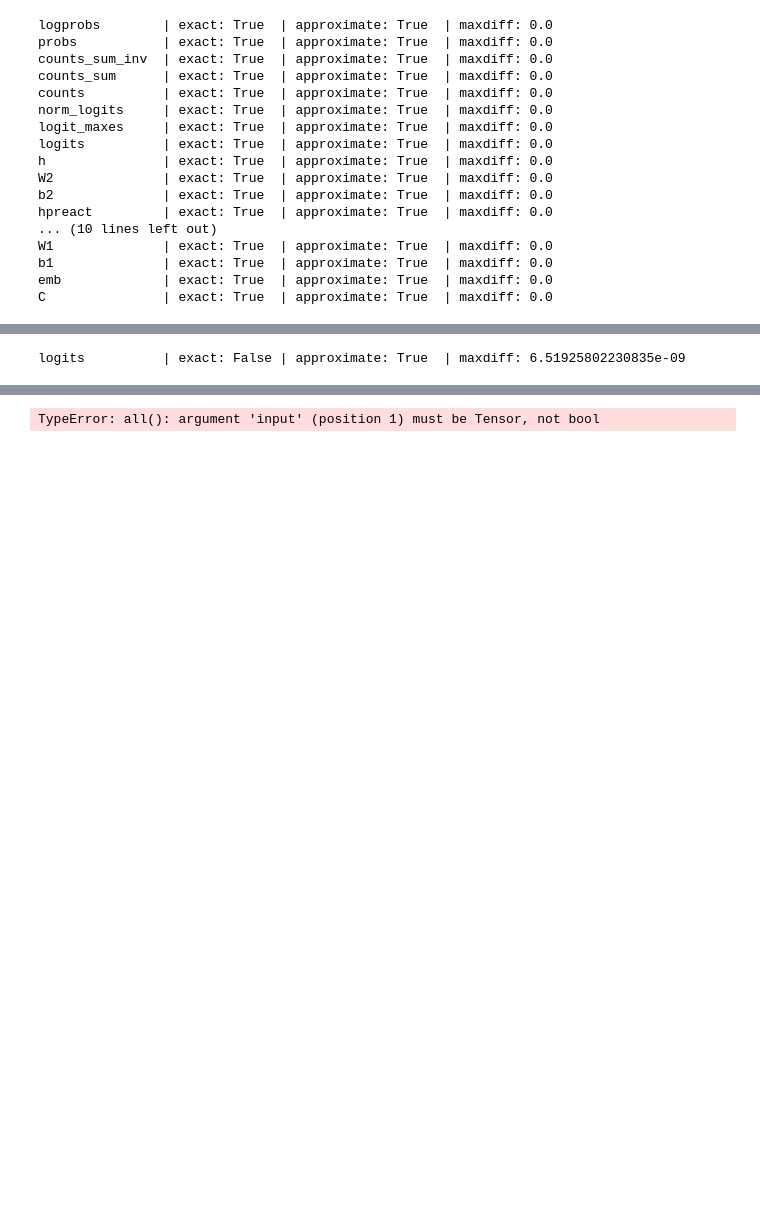
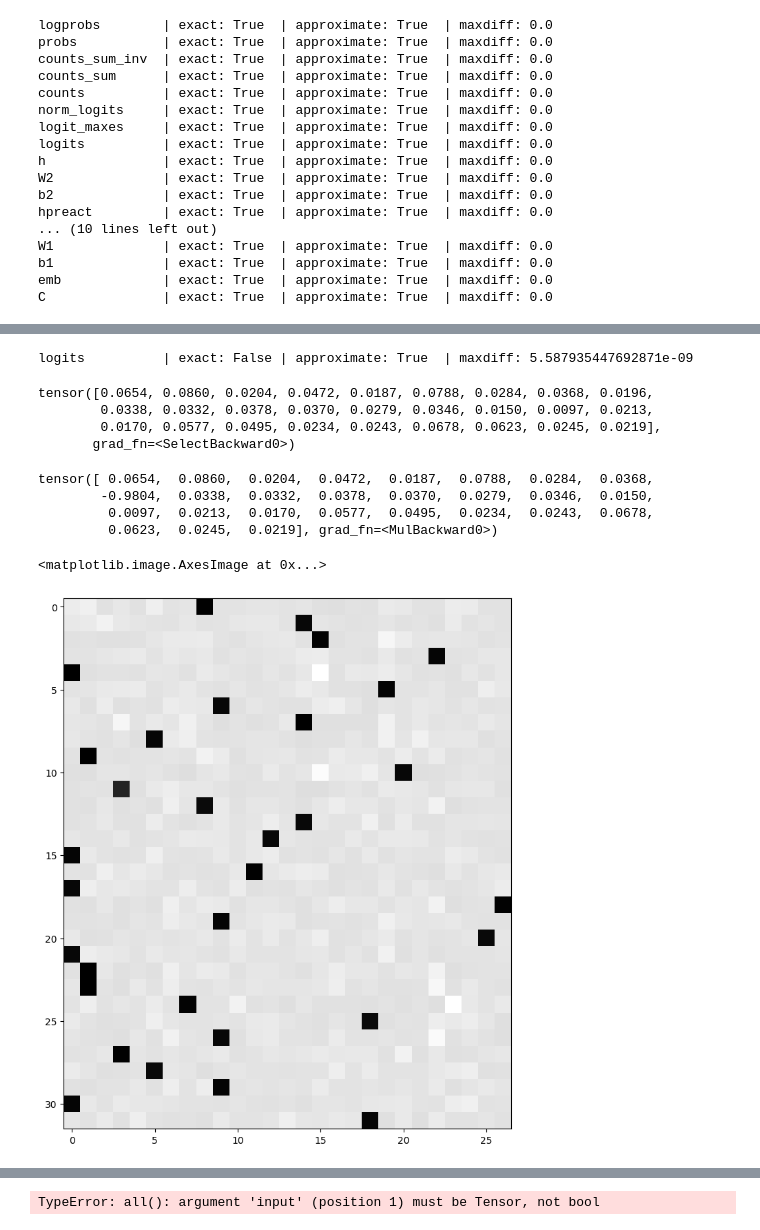
Before and after one commit to liuzi/LearnNNGPT, a Jupyter notebook: makemore_part4.ipynb, the cells around one changed output, grey strips where cells are left out. Saved outputs shown, nothing was run; the diff lists cells and outputs as text; code cells hidden in the pictures; blank space fills up the shorter version.

```diff
--- a/makemore_part4.ipynb
+++ b/makemore_part4.ipynb
@@ -296,15 +296,39 @@ print(loss_fast.item(), 'diff:', (loss_fast - loss).item())
 
 # -----------------
 # YOUR CODE HERE :)
-# dlogits = torch.zeros_like(logits)
-dlogits = 1.0/n * logits.exp() / logits.exp().sum(1, keepdims=True)
-dlogits[range(n), Yb] -= 1.0/n
+## mysolution
+# dlogits = 1.0/n * logits.exp() / logits.exp().sum(1, keepdims=True)
+# dlogits[range(n), Yb] -= 1.0/n
 
+## Andrej's
+dlogits = F.softmax(logits, 1)
+dlogits[range(n), Yb] -= 1.0
+dlogits /= n
 # -----------------
 
 cmp('logits', dlogits, logits) # I can only get approximate to be true, my maxdiff is 6e-9
 # %% [output]
-logits          | exact: False | approximate: True  | maxdiff: 6.51925802230835e-09
+logits          | exact: False | approximate: True  | maxdiff: 5.587935447692871e-09
+# %%
+F.softmax(logits, 1)[0]
+# %% [output]
+tensor([0.0654, 0.0860, 0.0204, 0.0472, 0.0187, 0.0788, 0.0284, 0.0368, 0.0196,
+        0.0338, 0.0332, 0.0378, 0.0370, 0.0279, 0.0346, 0.0150, 0.0097, 0.0213,
+        0.0170, 0.0577, 0.0495, 0.0234, 0.0243, 0.0678, 0.0623, 0.0245, 0.0219],
+       grad_fn=<SelectBackward0>)
+# %%
+dlogits[0] * n
+# %% [output]
+tensor([ 0.0654,  0.0860,  0.0204,  0.0472,  0.0187,  0.0788,  0.0284,  0.0368,
+        -0.9804,  0.0338,  0.0332,  0.0378,  0.0370,  0.0279,  0.0346,  0.0150,
+         0.0097,  0.0213,  0.0170,  0.0577,  0.0495,  0.0234,  0.0243,  0.0678,
+         0.0623,  0.0245,  0.0219], grad_fn=<MulBackward0>)
+# %%
+plt.figure(figsize=(10, 10))
+plt.imshow(dlogits.detach(), cmap='gray')
+# %% [output]
+<matplotlib.image.AxesImage at 0x...>
+[figure, added]
 # %%
 # Exercise 3: backprop through batchnorm but all in one go
 # to complete this challenge look at the mathematical expression of the output of batchnorm,
```
Also changed, not shown: parts of 4 cells of this notebook, 2 other files.
